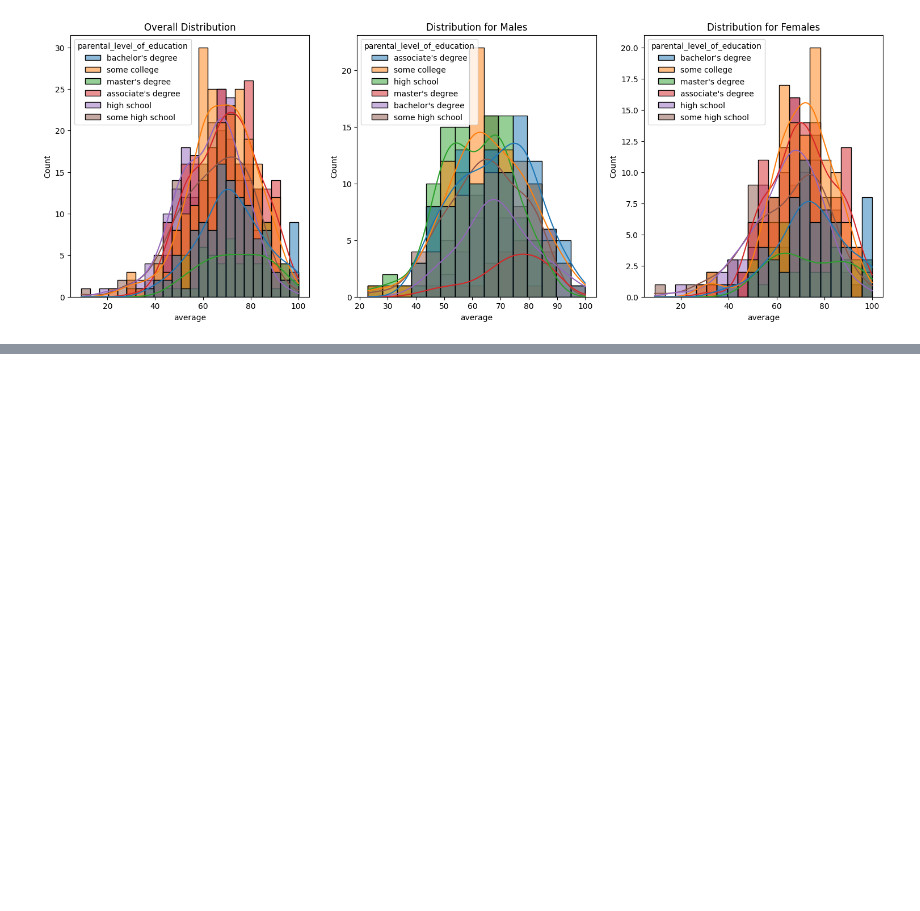
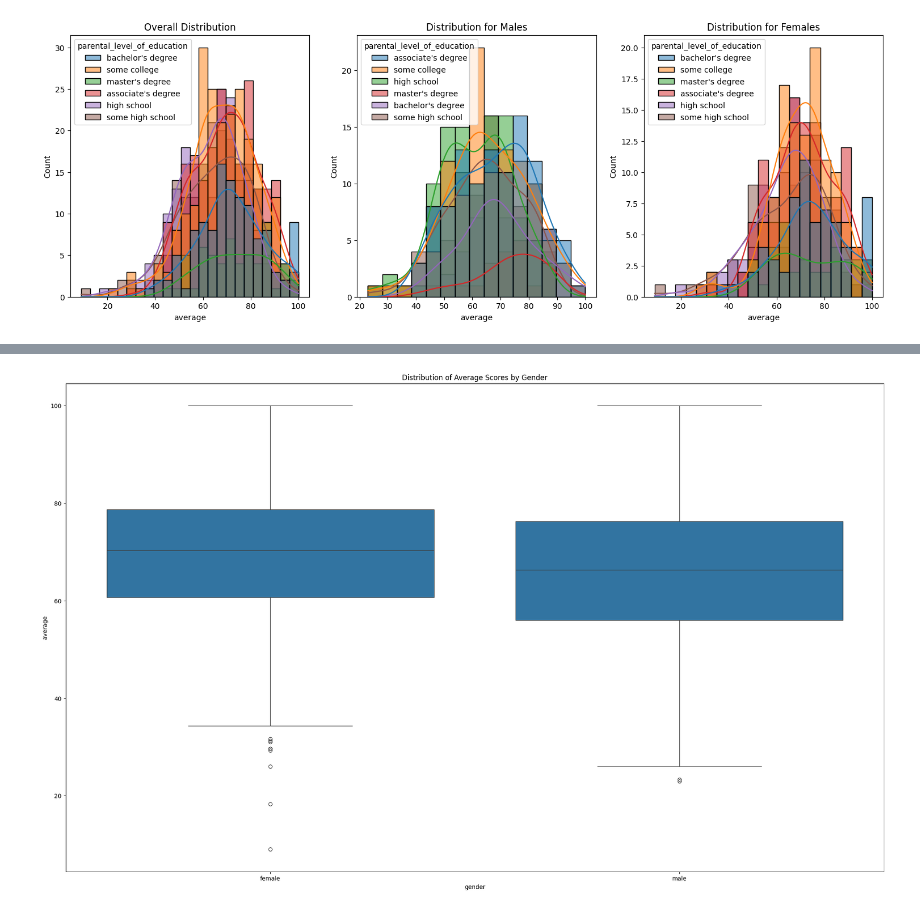
Before and after one commit to manikanta229/ML_End_to_End_Project, a Jupyter notebook: notebooks/EDA_Student .ipynb, the cells around one changed output, grey strips where cells are left out. Cells and saved outputs as stored; diff of their text form; code cells hidden in the pictures; blank space fills up the shorter version.

```diff
--- a/notebooks/EDA_Student .ipynb
+++ b/notebooks/EDA_Student .ipynb
@@ -290,0 +377,10 @@ Text(0.5, 1.0, 'Distribution for Females')
+# %%
+import seaborn as sns
+import matplotlib.pyplot as plt
+
+# Assuming df is your DataFrame with columns 'gender' and 'average'
+sns.boxplot(x='gender', y='average', data=df)
+plt.title("Distribution of Average Scores by Gender")
+plt.show()
+# %% [output]
+[figure, added]
```
Also changed, not shown: parts of 11 cells of this notebook, 6 other files.
